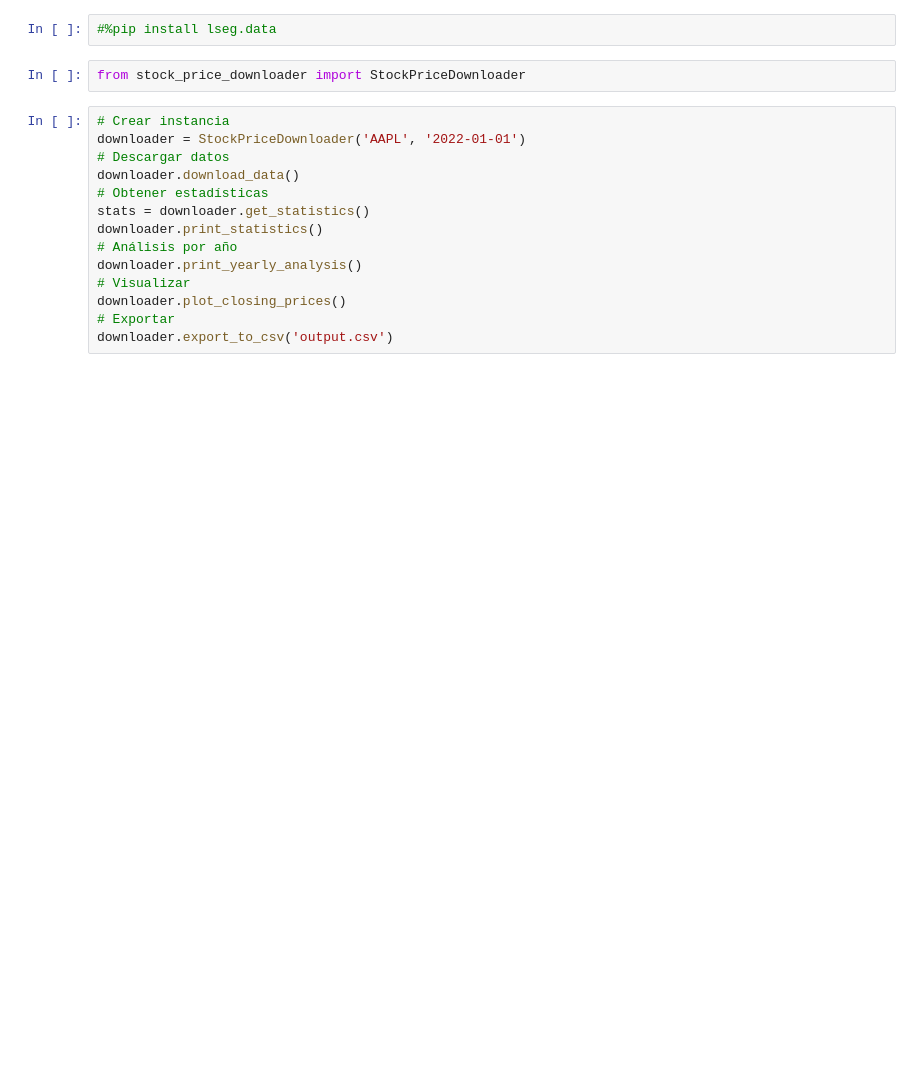
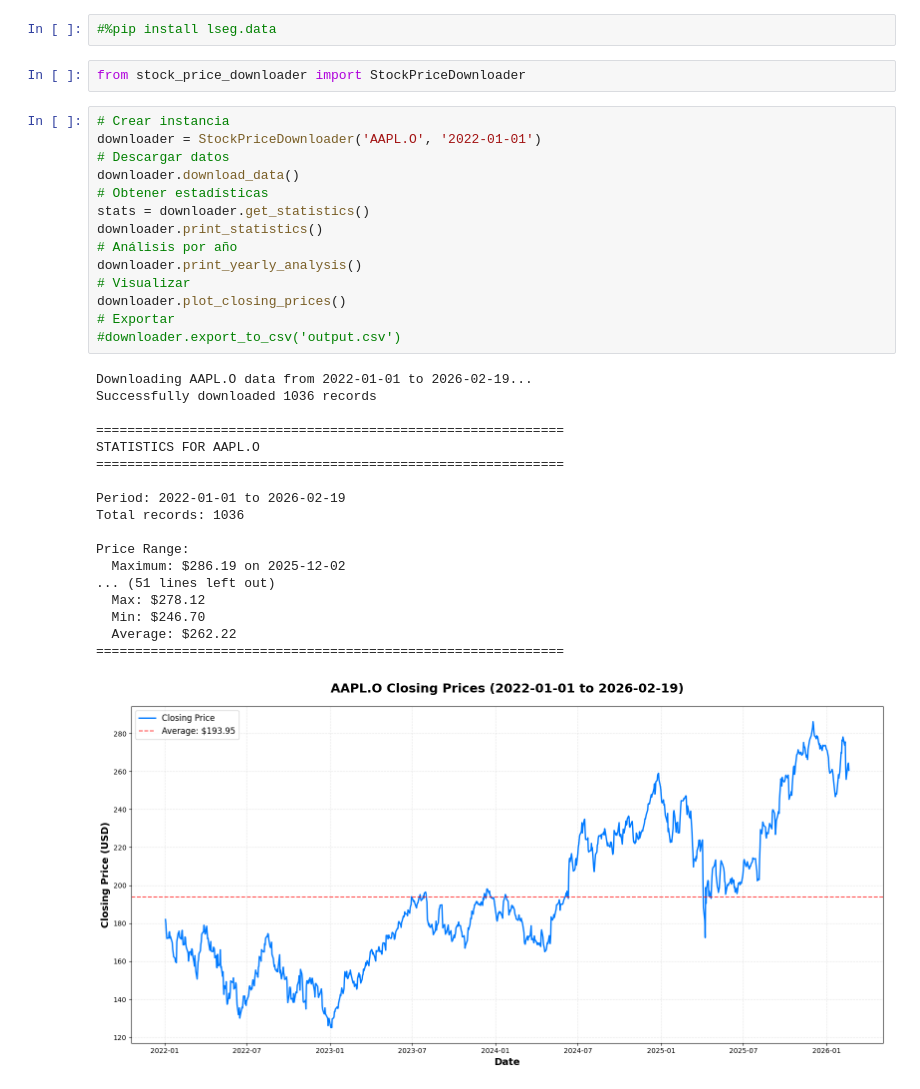
Before and after one commit to neftalivldz/finanzas_2026, a Jupyter notebook: 01_descargar_datos.ipynb, the cells around one changed output. Cells and saved outputs as stored; diff of their text form; blank space fills up the shorter version.

```diff
--- a/01_descargar_datos.ipynb
+++ b/01_descargar_datos.ipynb
@@ -4,17 +4,36 @@
 from stock_price_downloader import StockPriceDownloader
 # %%
 # Crear instancia
-downloader = StockPriceDownloader('AAPL', '2022-01-01')
+downloader = StockPriceDownloader('AAPL.O', '2022-01-01')
 # Descargar datos
 downloader.download_data()
 # Obtener estadísticas
 stats = downloader.get_statistics()
 downloader.print_statistics()
 # Análisis por año
 downloader.print_yearly_analysis()
 # Visualizar
 downloader.plot_closing_prices()
 # Exportar
-downloader.export_to_csv('output.csv')
+#downloader.export_to_csv('output.csv')
+# %% [output]
+Downloading AAPL.O data from 2022-01-01 to 2026-02-19...
+Successfully downloaded 1036 records
+
+============================================================
+STATISTICS FOR AAPL.O
+============================================================
+
+Period: 2022-01-01 to 2026-02-19
+Total records: 1036
+
+Price Range:
+  Maximum: $286.19 on 2025-12-02
+... (51 lines left out)
+  Max: $278.12
+  Min: $246.70
+  Average: $262.22
+============================================================
+[figure, added]
 # %%
 # Crear instancia
```
Also changed, not shown: parts of 4 cells of this notebook, 3 other files.
